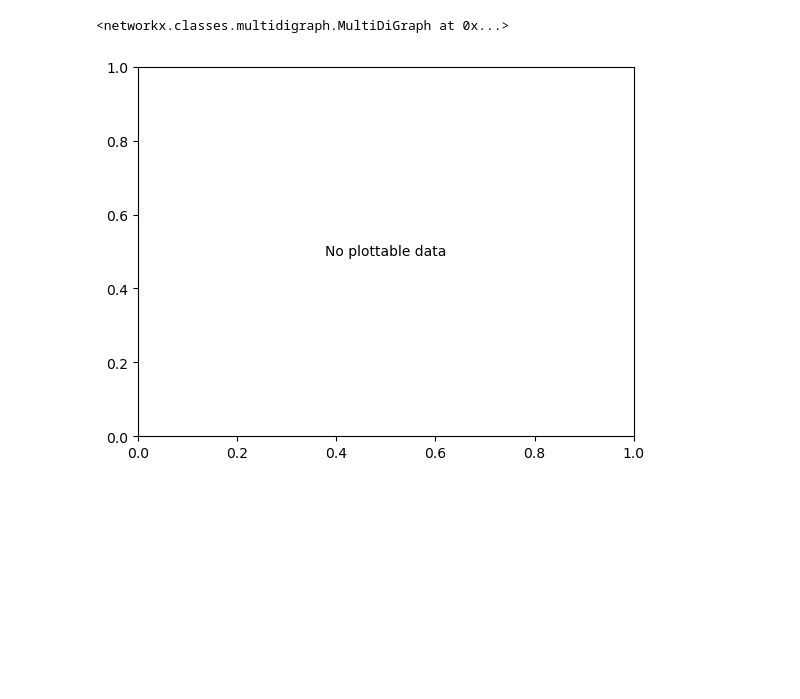
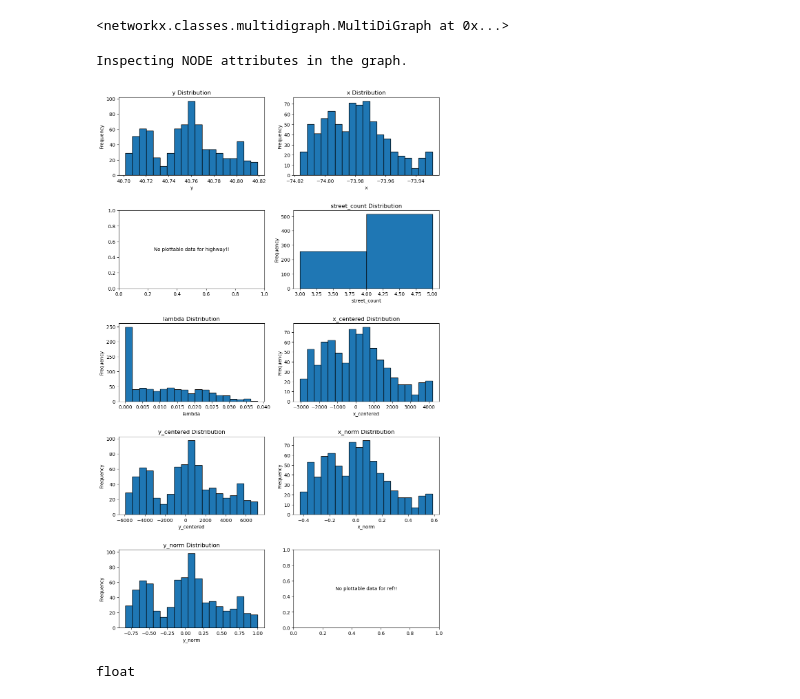
Before and after one commit to akseldkw07/Waymo-Agent, a Jupyter notebook: notebooks/LOAD-MAP.ipynb, the cells around one changed output. Cells and saved outputs as stored; diff of their text form; code cells hidden in the pictures; blank space fills up the shorter version.

```diff
--- a/notebooks/LOAD-MAP.ipynb
+++ b/notebooks/LOAD-MAP.ipynb
@@ -19,6 +20,7 @@ env.graph
 # %%
 G = env.graph
 # %%
-plot_edge_or_node_attr(env.graph, "lambda")
+hist_ALL(env.graph, "node")
 # %% [output]
+Inspecting NODE attributes in the graph.
-[figure, old version]
+[figure, new version]
@@ -44,0 +29,4 @@ for n, d in G_proj.nodes(data=True):
+# %%
+EXPECTED_EDGE_ATTR_TYPES.get("travel_time_min")
+# %% [output]
+float
```
Also changed, not shown: parts of 12 cells of this notebook, 14 other files.
